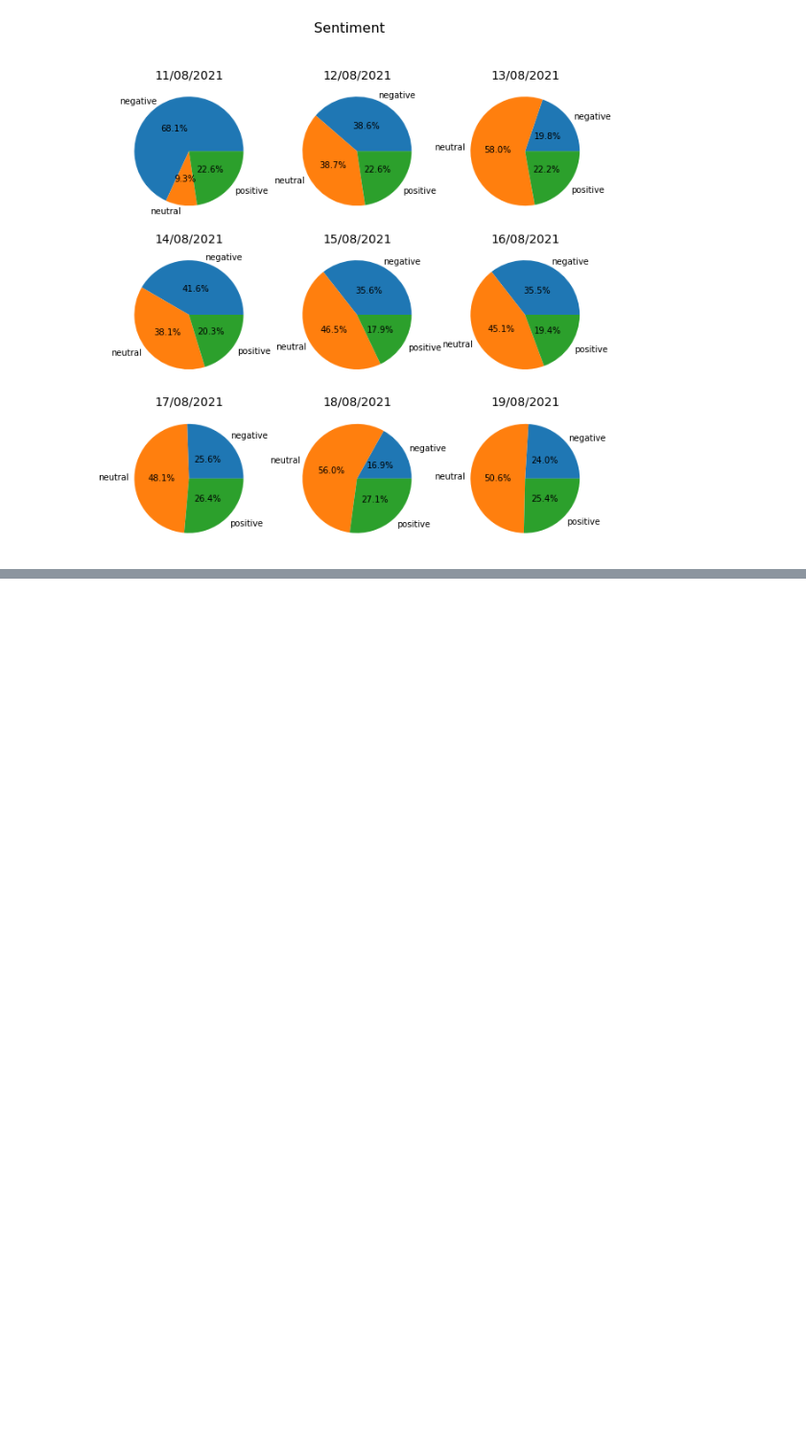
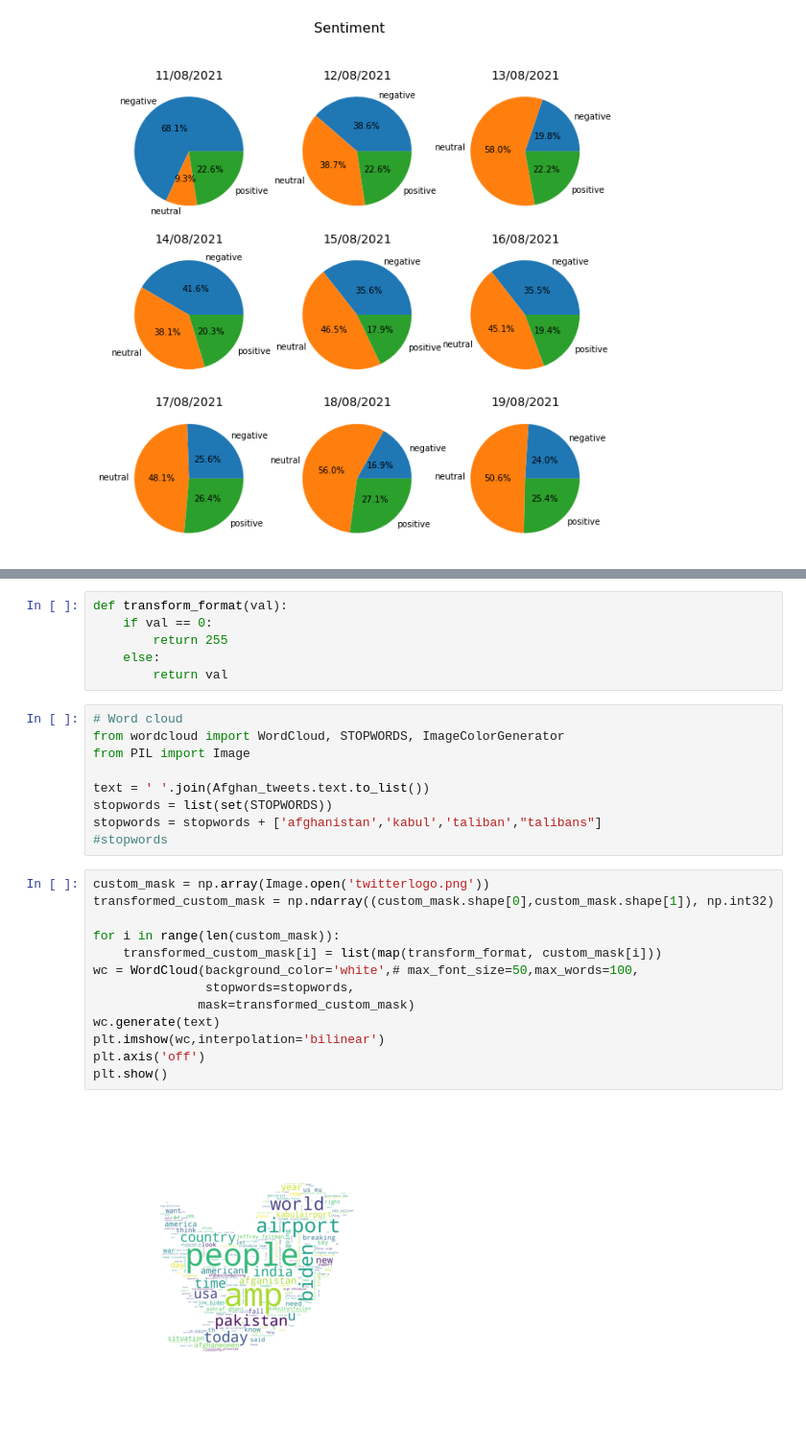
Before and after one commit to antoinechaney/Sentimental_analysis, a Jupyter notebook: Projet.ipynb, the cells around one changed output, grey strips where cells are left out. Shown at 96% size. Saved outputs shown, nothing was run; the diff lists cells and outputs as text; blank space fills up the shorter version.

Commit message:
Adding wordclouds

```diff
--- a/Projet.ipynb
+++ b/Projet.ipynb
@@ -341,0 +350,30 @@ plt.show()
+# %%
+def transform_format(val):
+    if val == 0:
+        return 255
+    else:
+        return val
+# %%
+# Word cloud
+from wordcloud import WordCloud, STOPWORDS, ImageColorGenerator
+from PIL import Image
+
+text = ' '.join(Afghan_tweets.text.to_list())
+stopwords = list(set(STOPWORDS))
+stopwords = stopwords + ['afghanistan','kabul','taliban',"talibans"]
+#stopwords
+# %%
+custom_mask = np.array(Image.open('twitterlogo.png'))
+transformed_custom_mask = np.ndarray((custom_mask.shape[0],custom_mask.shape[1]), np.int32)
+
+for i in range(len(custom_mask)):
+    transformed_custom_mask[i] = list(map(transform_format, custom_mask[i]))
+wc = WordCloud(background_color='white',# max_font_size=50,max_words=100,
+               stopwords=stopwords,
+              mask=transformed_custom_mask)
+wc.generate(text)
+plt.imshow(wc,interpolation='bilinear')
+plt.axis('off')
+plt.show()
+# %% [output]
+[figure, added]
```
Also changed, not shown: parts of 5 cells of this notebook.
